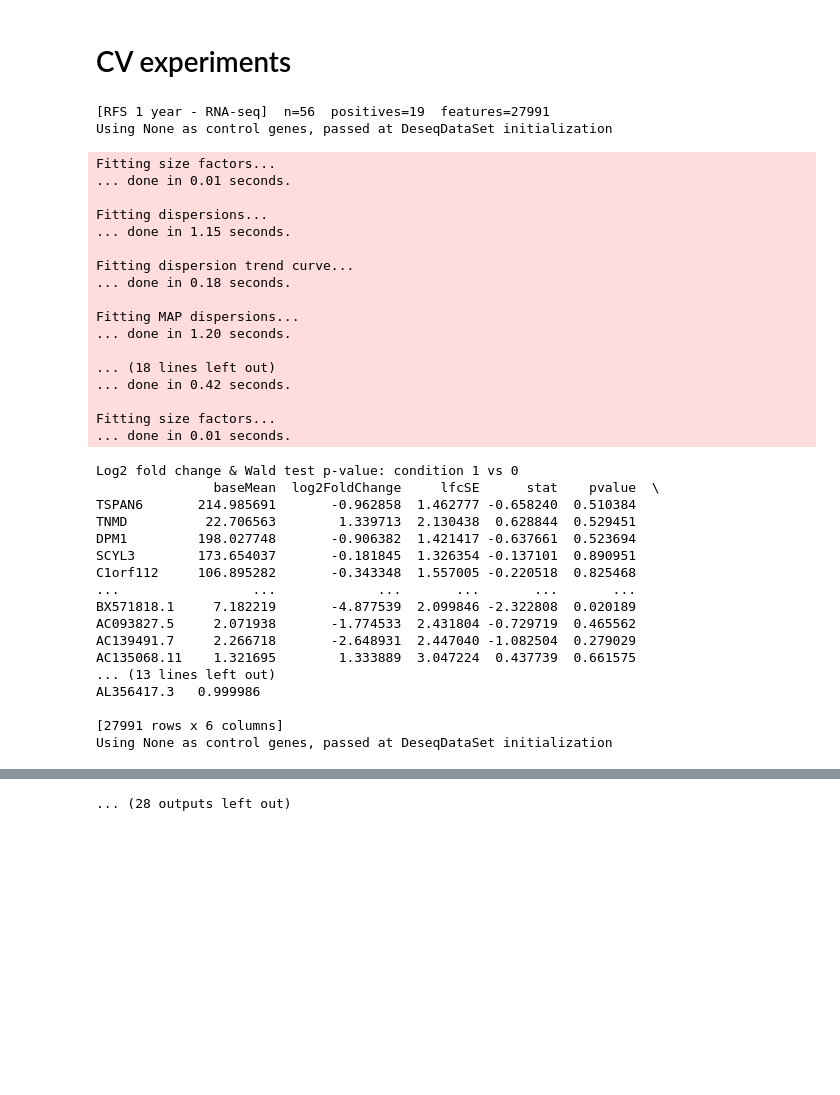
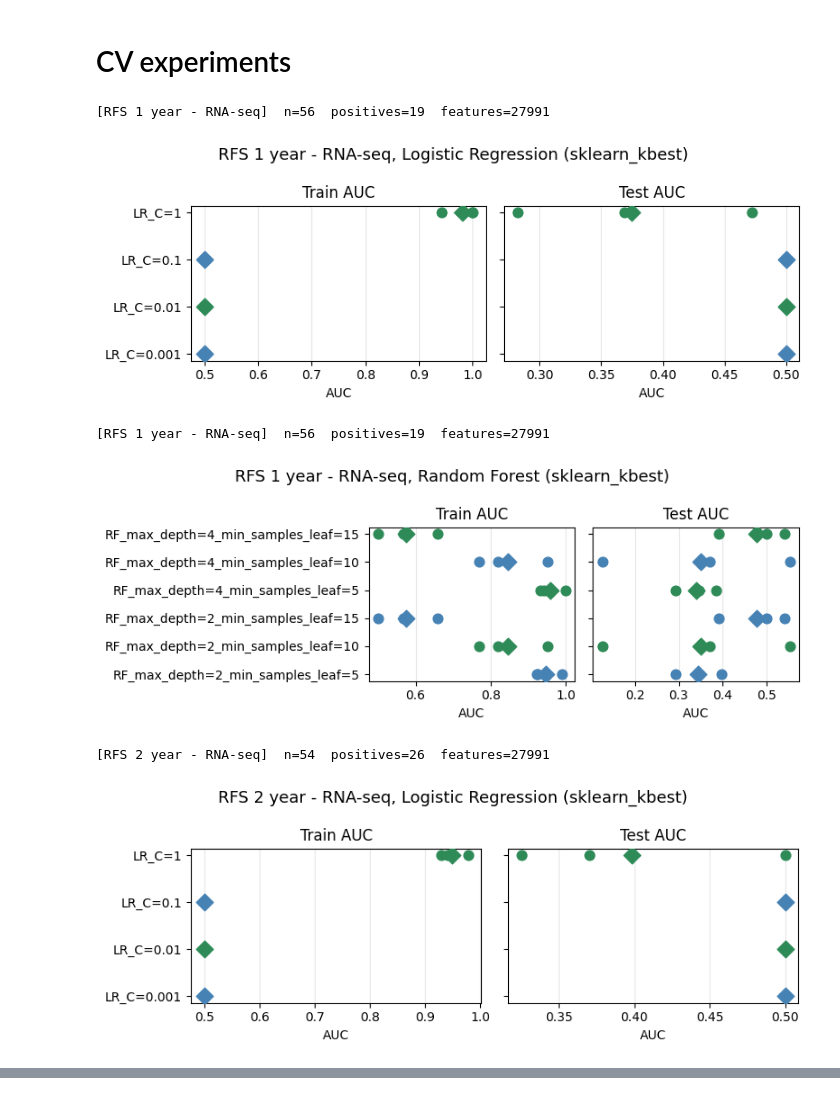
Before and after one commit to chihuangliu/hcc-multimodal, a Jupyter notebook: notebooks/baselines/rna_baseline_rfs.ipynb, the cells around one changed output, grey strips where cells are left out. Cells and saved outputs as stored; diff of their text form; code cells hidden in the pictures; blank space fills up the shorter version.

Commit message:
rna rfs with sklearn seleckbest

```diff
--- a/notebooks/baselines/rna_baseline_rfs.ipynb
+++ b/notebooks/baselines/rna_baseline_rfs.ipynb
@@ -22,7 +24,10 @@ RNA_COUNT_FILTER_MIN_SAMPLES = 5
 DESEQ_PVALUE = 0.1
 DESEQ_MIN_FEATURES = 20
 RFS_YEARS = [1, 2]
-CV_N_FOLDS = 4
+CV_N_FOLDS = 3
+
+SELECTOR: Literal["deseq", "sklearn_kbest"] = "sklearn_kbest"
+KBEST: int = 80
 # %% [markdown]
 # Read data
 # %%
@@ -135,13 +152,23 @@ rna_rfs.head()
 # %% [markdown]
 # CV experiments
 # %%
-selector = DeseqCPMSelector(pvalue=DESEQ_PVALUE, min_features=DESEQ_MIN_FEATURES)
+if SELECTOR == "deseq":
+    selector = DeseqCPMSelector(pvalue=DESEQ_PVALUE, min_features=DESEQ_MIN_FEATURES)
+elif SELECTOR == "sklearn_kbest":
+    selector = SelectKBest(f_classif, k=KBEST)
+else:
+    raise ValueError(f"Unknown SELECTOR: {SELECTOR!r}")
 # %%
-OUTPUT_DIR = ROOT / "notebooks" / "baselines" / f"{CV_N_FOLDS}_folds"
+if SELECTOR == "deseq":
+    OUTPUT_DIR = ROOT / "notebooks" / "baselines" / f"{CV_N_FOLDS}_folds"
+else:
+    OUTPUT_DIR = ROOT / "notebooks" / "baselines" / f"kbest_{CV_N_FOLDS}_folds"
 OUTPUT_DIR.mkdir(exist_ok=True)
 # %%
 X = rna_rfs.drop(columns=["rfs_1year", "rfs_2year"])
 x_columns = {col: DataType.CONTINUOUS for col in X}
+
+selector_first = SELECTOR == "deseq"
 
 all_records = []
 
@@ -166,13 +193,13 @@ for RFS_YEAR in RFS_YEARS:
         x_columns,
         EXPERIMENT_LABEL,
         feature_selector=selector,
-        selector_first=True,
+        selector_first=selector_first,
         models=MODELS_LR,
         n_splits=CV_N_FOLDS,
     )
     plot_cv_results(
         fold_records_lr,
-        title=f"{EXPERIMENT_LABEL}, Logistic Regression",
+        title=f"{EXPERIMENT_LABEL}, Logistic Regression ({SELECTOR})",
         save_path=OUTPUT_DIR / f"rfs_{RFS_YEAR}y_lr.png",
     )
 
@@ -189,71 +216,41 @@ for RFS_YEAR in RFS_YEARS:
         x_columns,
         EXPERIMENT_LABEL,
         feature_selector=selector,
-        selector_first=True,
+        selector_first=selector_first,
         models=MODELS_RF,
         n_splits=CV_N_FOLDS,
     )
     plot_cv_results(
         fold_records_rf,
-        title=f"{EXPERIMENT_LABEL}, Random Forest",
+        title=f"{EXPERIMENT_LABEL}, Random Forest ({SELECTOR})",
         save_path=OUTPUT_DIR / f"rfs_{RFS_YEAR}y_rf.png",
     )
 
     # Save selected features (one CSV per model type per year, all folds combined)
     for fold_records, model_type in [(fold_records_lr, "lr"), (fold_records_rf, "rf")]:
         feats = []
         for _, row in fold_records.iterrows():
             if row["selected_features"] is not None:
                 df = row["selected_features"].copy()
                 df["fold"] = row["fold"]
                 df["model"] = row["model"]
                 feats.append(df)
         if feats:
             (
                 pd.concat(feats, ignore_index=True).to_csv(
                     OUTPUT_DIR / f"rfs_{RFS_YEAR}y_{model_type}_selected_features.csv",
                     index=False,
                 )
             )
 
     all_records.extend([records_lr, records_rf])
 
 summary = pd.concat(all_records, ignore_index=True)
 display(summary)
 # %% [output]
 [RFS 1 year - RNA-seq]  n=56  positives=19  features=27991
-Using None as control genes, passed at DeseqDataSet initialization
+[figure, added]
-Fitting size factors...
-... done in 0.01 seconds.
-
-Fitting dispersions...
-... done in 1.15 seconds.
-
-Fitting dispersion trend curve...
-... done in 0.18 seconds.
-
-Fitting MAP dispersions...
-... done in 1.20 seconds.
-
-... (18 lines left out)
-... done in 0.42 seconds.
-
-Fitting size factors...
-... done in 0.01 seconds.
+[RFS 1 year - RNA-seq]  n=56  positives=19  features=27991
+[figure, added]
-Log2 fold change & Wald test p-value: condition 1 vs 0
-               baseMean  log2FoldChange     lfcSE      stat    pvalue  \
-TSPAN6       214.985691       -0.962858  1.462777 -0.658240  0.510384
-TNMD          22.706563        1.339713  2.130438  0.628844  0.529451
-DPM1         198.027748       -0.906382  1.421417 -0.637661  0.523694
-SCYL3        173.654037       -0.181845  1.326354 -0.137101  0.890951
-C1orf112     106.895282       -0.343348  1.557005 -0.220518  0.825468
-...                 ...             ...       ...       ...       ...
-BX571818.1     7.182219       -4.877539  2.099846 -2.322808  0.020189
-AC093827.5     2.071938       -1.774533  2.431804 -0.729719  0.465562
-AC139491.7     2.266718       -2.648931  2.447040 -1.082504  0.279029
-AC135068.11    1.321695        1.333889  3.047224  0.437739  0.661575
-... (13 lines left out)
-AL356417.3   0.999986
-
-[27991 rows x 6 columns]
-Using None as control genes, passed at DeseqDataSet initialization
+[RFS 2 year - RNA-seq]  n=54  positives=26  features=27991
+[figure, added]
@@ -413 +257,0 @@ Fitting size factors...
-... (28 outputs left out)
```
Also changed, not shown: parts of 4 cells of this notebook, 9 other files.
